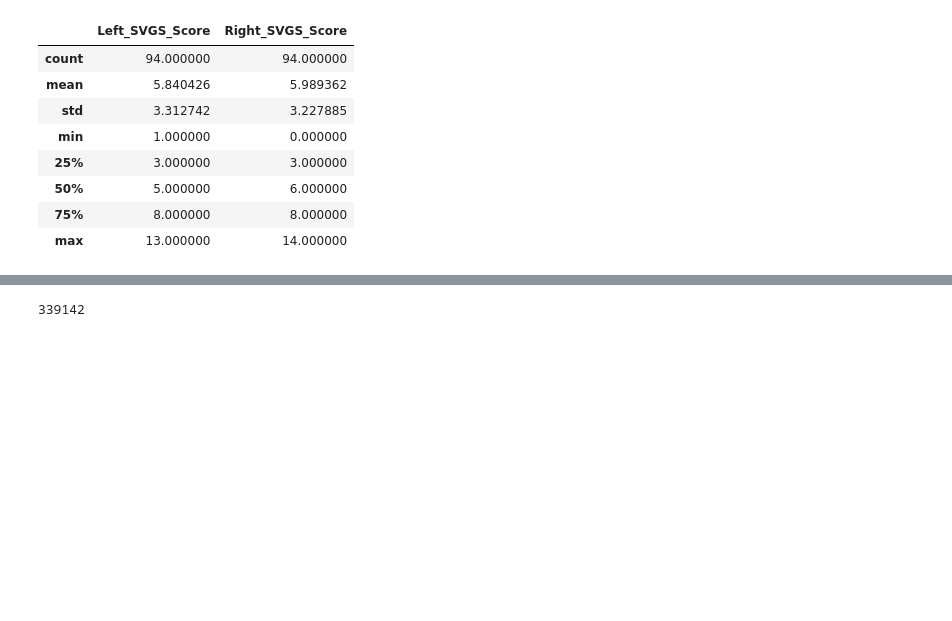
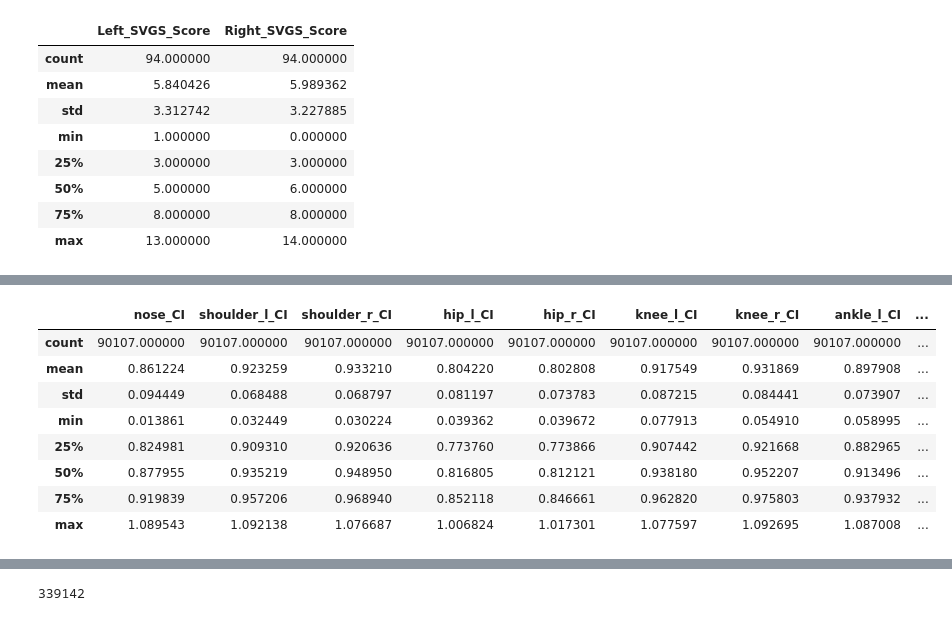
Before and after one commit to affogato-lab/CVPR-2026-mochi, a Jupyter notebook: CVPR_2026.ipynb, the cells around one changed output, grey strips where cells are left out. Saved outputs shown, nothing was run; the diff lists cells and outputs as text; code cells hidden in the pictures; blank space fills up the shorter version.

```diff
--- a/CVPR_2026.ipynb
+++ b/CVPR_2026.ipynb
@@ -195,0 +187,15 @@ front_df.tail()
+# %%
+CI = [ 'nose_CI', 'shoulder_l_CI',
+        'shoulder_r_CI', 'hip_l_CI', 'hip_r_CI', 'knee_l_CI', 'knee_r_CI','ankle_l_CI', 'ankle_r_CI',
+        'toe1_l_CI', 'toe1_r_CI', 'toe5_l_CI','toe5_r_CI', 'heel_l_CI', 'heel_r_CI']
+front_df[CI].describe()
+# %% [output]
+|  | nose_CI | shoulder_l_CI | shoulder_r_CI | hip_l_CI | hip_r_CI | knee_l_CI | knee_r_CI | ankle_l_CI | ... |
+| count | 90107.000000 | 90107.000000 | 90107.000000 | 90107.000000 | 90107.000000 | 90107.000000 | 90107.000000 | 90107.000000 | ... |
+| mean | 0.861224 | 0.923259 | 0.933210 | 0.804220 | 0.802808 | 0.917549 | 0.931869 | 0.897908 | ... |
+| std | 0.094449 | 0.068488 | 0.068797 | 0.081197 | 0.073783 | 0.087215 | 0.084441 | 0.073907 | ... |
+| min | 0.013861 | 0.032449 | 0.030224 | 0.039362 | 0.039672 | 0.077913 | 0.054910 | 0.058995 | ... |
+| 25% | 0.824981 | 0.909310 | 0.920636 | 0.773760 | 0.773866 | 0.907442 | 0.921668 | 0.882965 | ... |
+| 50% | 0.877955 | 0.935219 | 0.948950 | 0.816805 | 0.812121 | 0.938180 | 0.952207 | 0.913496 | ... |
+| 75% | 0.919839 | 0.957206 | 0.968940 | 0.852118 | 0.846661 | 0.962820 | 0.975803 | 0.937932 | ... |
+| max | 1.089543 | 1.092138 | 1.076687 | 1.006824 | 1.017301 | 1.077597 | 1.092695 | 1.087008 | ... |
```
Also changed, not shown: parts of 13 cells of this notebook.
